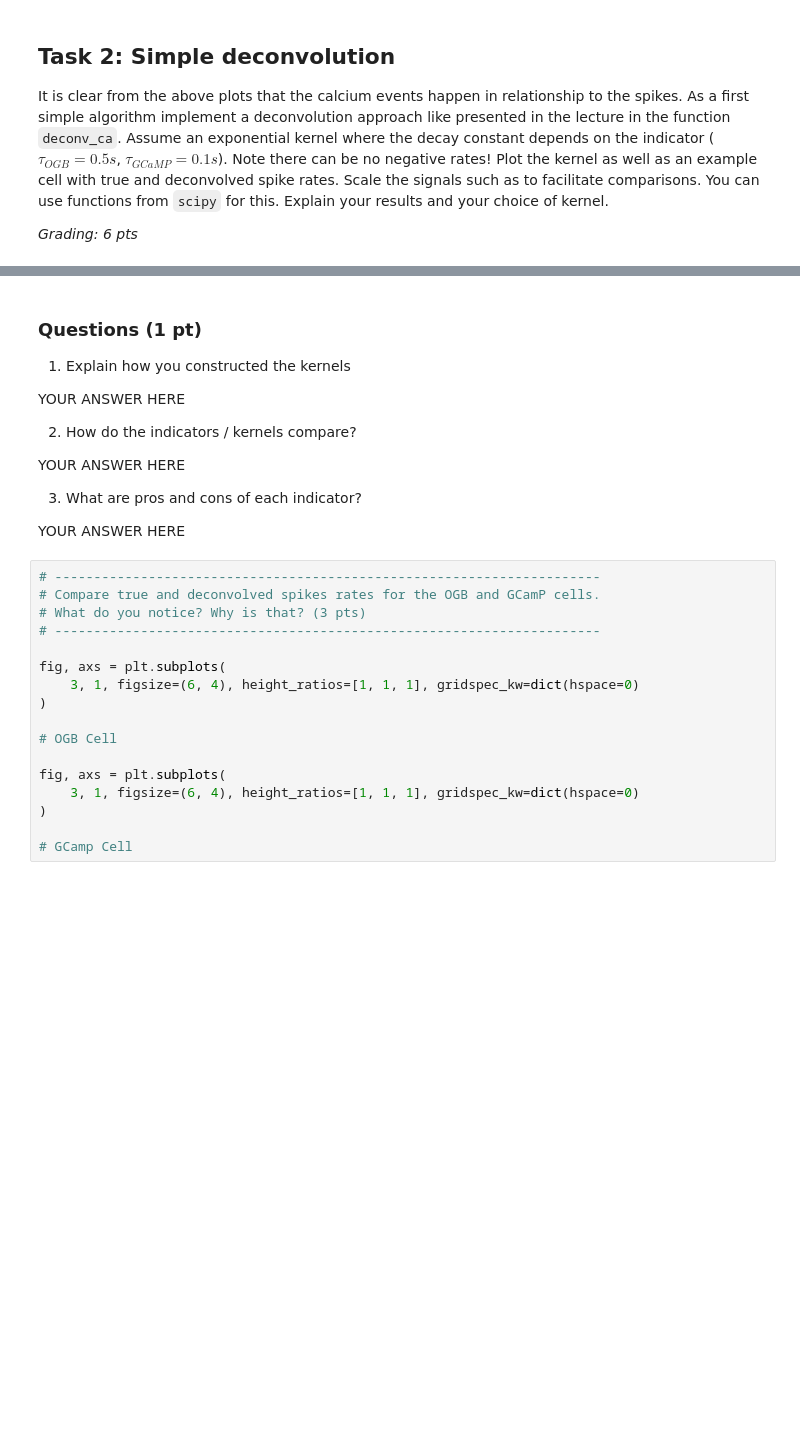
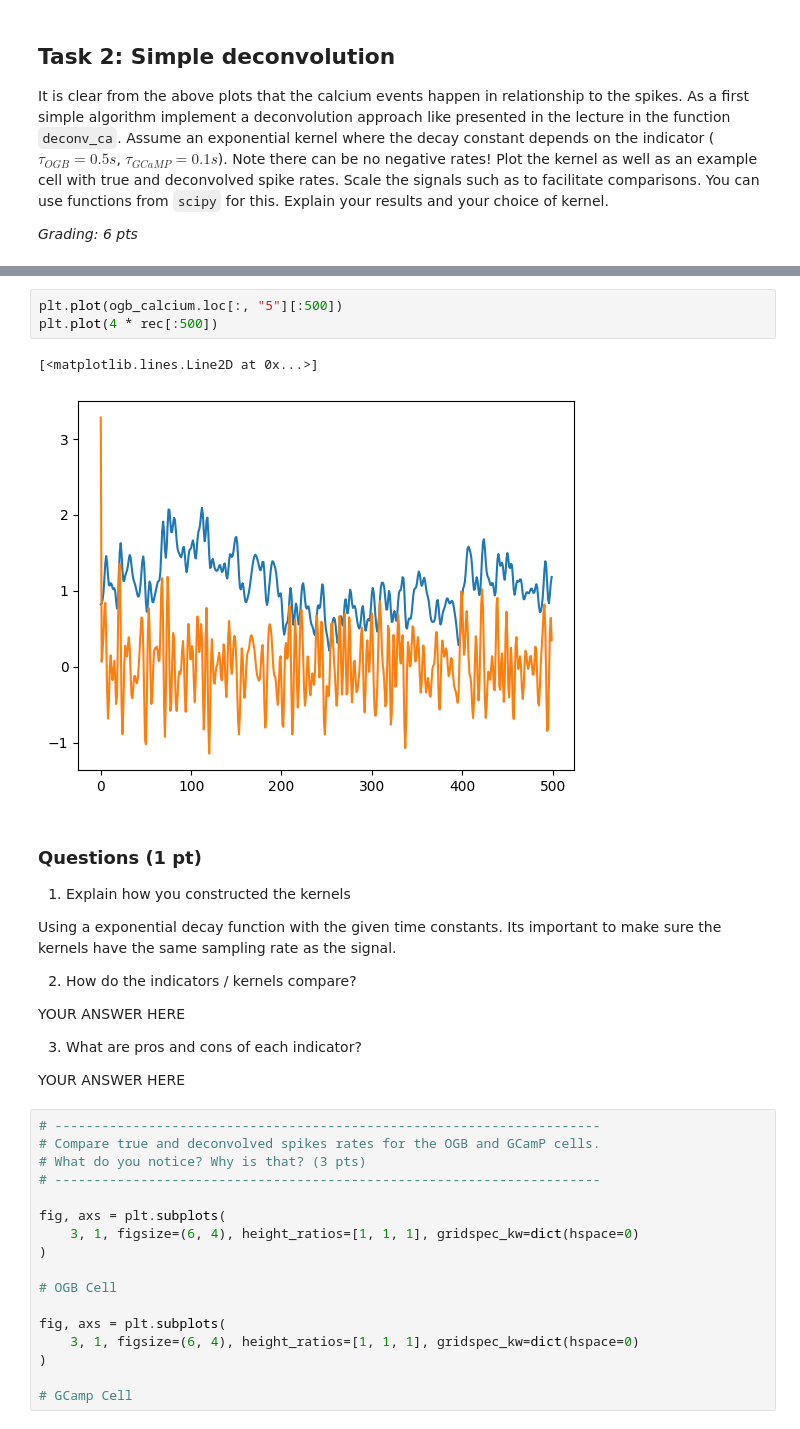
Before and after one commit to toniklenk/NeuralDataScience, a Jupyter notebook: notebooks/CodingLab3.ipynb, the cells around one changed output, grey strips where cells are left out. Saved outputs shown, nothing was run; the diff lists cells and outputs as text; blank space fills up the shorter version.

```diff
--- a/notebooks/CodingLab3.ipynb
+++ b/notebooks/CodingLab3.ipynb
@@ -193,8 +205,14 @@ fig, ax = plt.subplots(figsize=(6, 5), layout="constrained")
+# %%
+plt.plot(ogb_calcium.loc[:, "5"][:500])
+plt.plot(4 * rec[:500])
+# %% [output]
+[<matplotlib.lines.Line2D at 0x...>]
+[figure, added]
 # %% [markdown]
 ### Questions (1 pt)
 1) Explain how you constructed the kernels
 
-YOUR ANSWER HERE
+Using a exponential decay function with the given time constants. Its important to make sure the kernels have the same sampling rate as the signal.
 
 2) How do the indicators / kernels compare?
 
```
Also changed, not shown: parts of 2 cells of this notebook.
